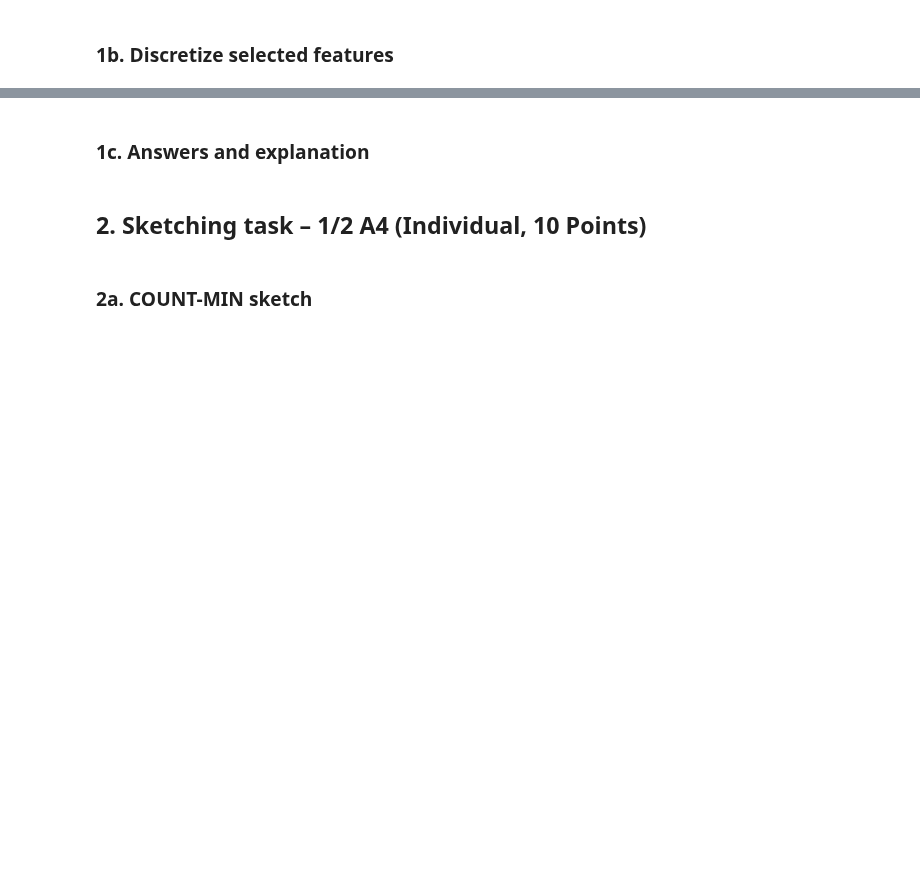
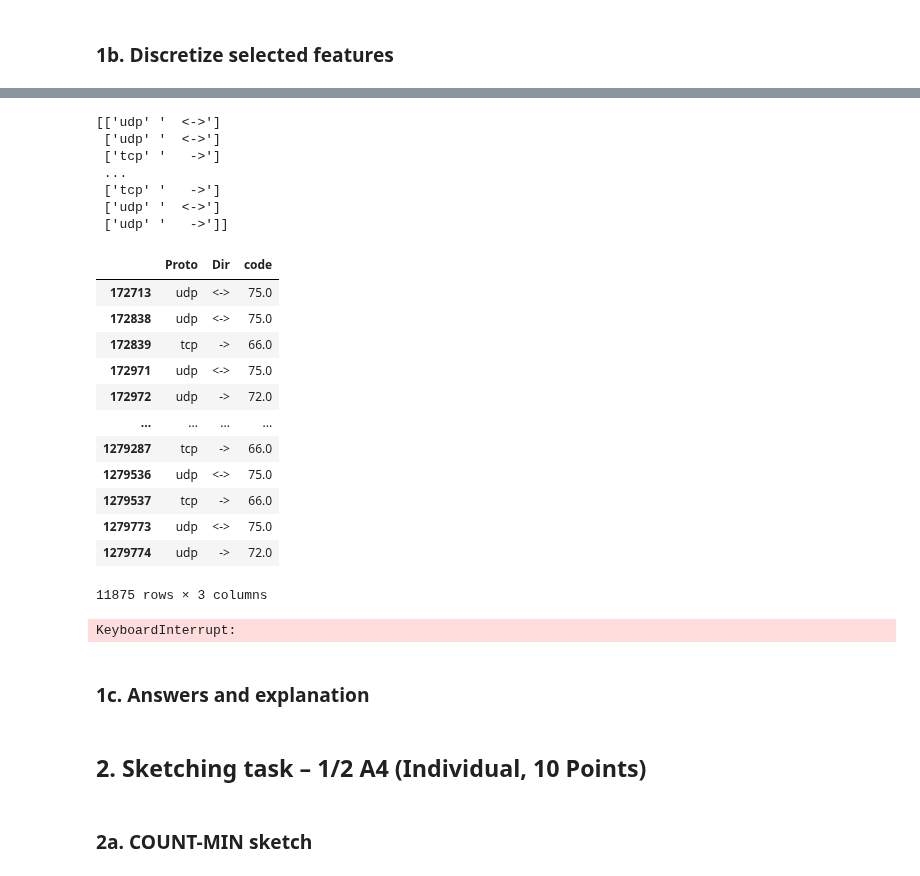
Before and after one commit to kbaran1998/CS4035-cyber-data, a Jupyter notebook: lab3/Lab3.ipynb, the cells around one changed output, grey strips where cells are left out. Drawn from its saved outputs; the diff is of its cells as text; code cells hidden in the pictures; blank space fills up the shorter version.

Commit message:
Discretization

```diff
--- a/lab3/Lab3.ipynb
+++ b/lab3/Lab3.ipynb
@@ -130,3 +134,9 @@ dTos :  0.0  -  3.0
 TotPkts :  1  -  1853001
 TotBytes :  60  -  1933022240
 SrcBytes :  0  -  1233899763
+# %%
+# Print unique strings of each feature
+print("Unique values for each string feature: ")
+for col in df.columns:
+    if type(df[col][0]) == str:
+        print(col, ": ", df[col].unique())
@@ -236,2 +253,25 @@ ax[1].legend()
 # %% [markdown]
 ### 1b. Discretize selected features
+# %%
+def netflow_discretize(data_df, feature_maps):
+    """Netflow encoding using attribute mappings.
+
+    Attribues:
+        data_df (pd.DataFrame): data with features used in discretization
+        feature_maps (Dict[str, LabelEncoder]): map of attributes to their encoders
+    """
+    attr_count = np.prod([len(feature_maps[attr].classes_) for attr in feature_maps])
+    codes = []
+    for index, row in data_df.iterrows():
+        code = 0
+        space_size = attr_count
+        for col, val in row.items():
+            new_space_size = (float(space_size) / float(len(feature_maps[col].classes_)))
+            code += feature_maps[col].transform([val])[0] * new_space_size
+            space_size = new_space_size
+        codes.append(code)
+    data_df['code'] = codes
+    return data_df
+# %%
+most_evil_host = malicious_flows["SrcAddr"].value_counts().index[0]
+most_evil_host
@@ -237,0 +280,7 @@ ax[1].legend()
+# %%
+feat1_enc = LabelEncoder().fit(df[feature1])
+feat2_enc = LabelEncoder().fit(df[feature2])
+feat_map = {feature1:feat1_enc, feature2:feat2_enc}
+
+host_df = df[df["SrcAddr"] == most_evil_host][[feature1, feature2]]
+host_df
@@ -238,3 +301,33 @@ ax[1].legend()
+# %%
+discretized_malicious_df = netflow_discretize(host_df, feat_map)
+discretized_malicious_df
+# %% [output]
+[['udp' '  <->']
+ ['udp' '  <->']
+ ['tcp' '   ->']
+ ...
+ ['tcp' '   ->']
+ ['udp' '  <->']
+ ['udp' '   ->']]
+|  | Proto | Dir | code |
+| 172713 | udp | <-> | 75.0 |
+| 172838 | udp | <-> | 75.0 |
+| 172839 | tcp | -> | 66.0 |
+| 172971 | udp | <-> | 75.0 |
+| 172972 | udp | -> | 72.0 |
+| ... | ... | ... | ... |
+| 1279287 | tcp | -> | 66.0 |
+| 1279536 | udp | <-> | 75.0 |
+| 1279537 | tcp | -> | 66.0 |
+| 1279773 | udp | <-> | 75.0 |
+| 1279774 | udp | -> | 72.0 |
+11875 rows × 3 columns
+# %%
+benign_hosts_df = benign_flows[[feature1, feature2]]
+discretized_benign_df = netflow_discretize(benign_hosts_df, feat_map)
+discretized_benign_df
+# %% [output]
+KeyboardInterrupt:
 # %% [markdown]
 ### 1c. Answers and explanation
 # %% [markdown]
```
Also changed, not shown: parts of 13 cells of this notebook, 8 other files.
